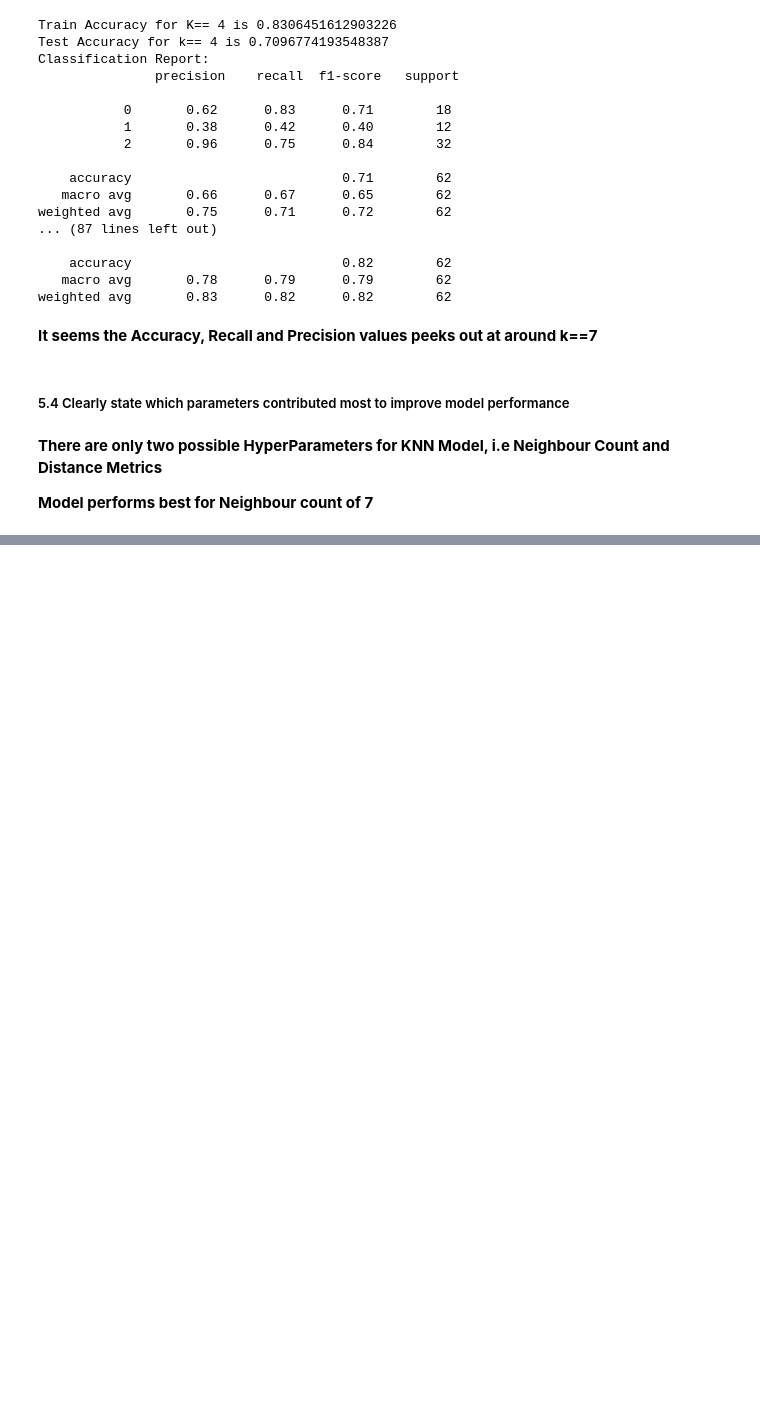
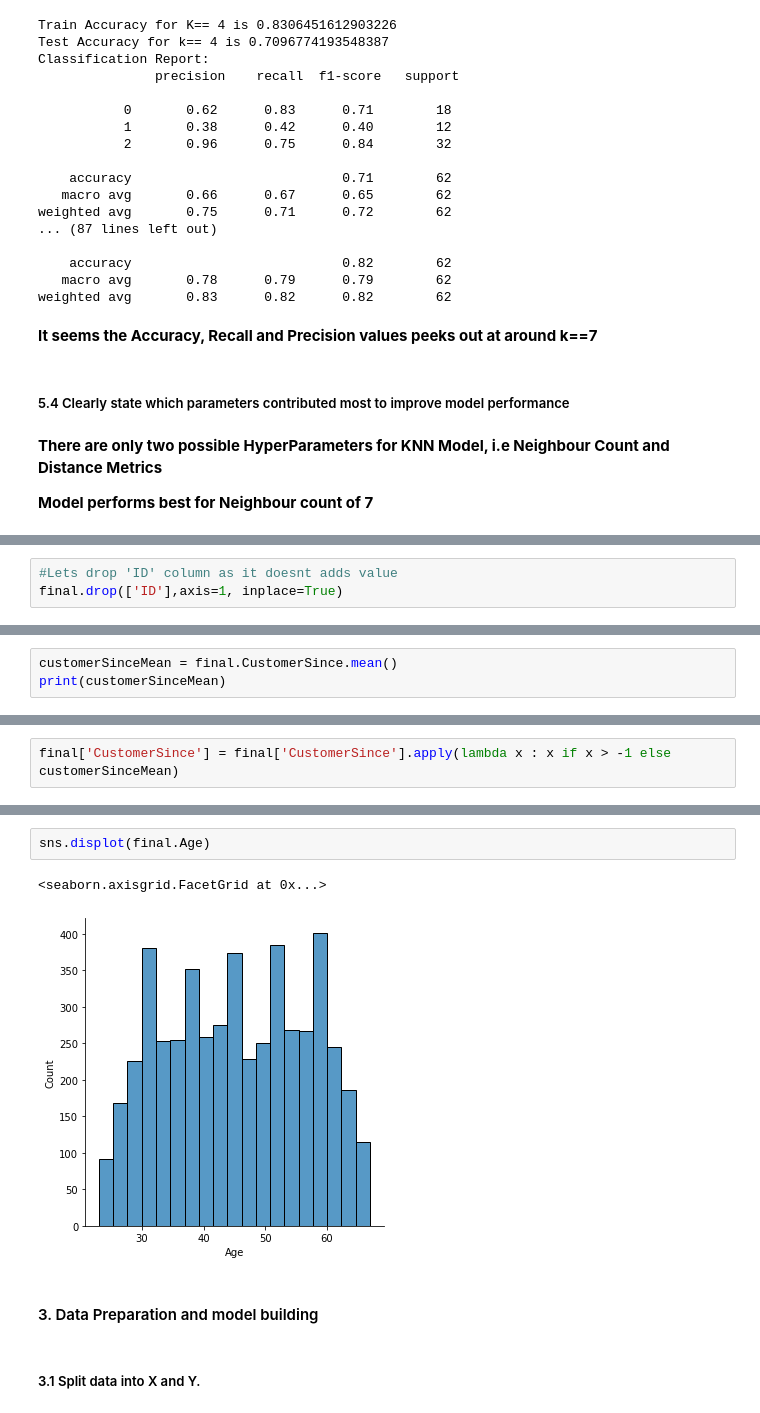
Before and after one commit to MohitBansal9013/AIML-Supervised-Learning, a Jupyter notebook: Supervised Learning Project.ipynb, the cells around one changed output, grey strips where cells are left out. Drawn from its saved outputs; the diff is of its cells as text; blank space fills up the shorter version.

```diff
--- a/Supervised Learning Project.ipynb
+++ b/Supervised Learning Project.ipynb
@@ -505,0 +781,3 @@ weighted avg       0.83      0.82      0.82        62
+# %%
+#Lets drop 'ID' column as it doesnt adds value
+final.drop(['ID'],axis=1, inplace=True)
@@ -505,0 +797,3 @@ weighted avg       0.83      0.82      0.82        62
+# %%
+customerSinceMean = final.CustomerSince.mean()
+print(customerSinceMean)
@@ -505,0 +802,2 @@ weighted avg       0.83      0.82      0.82        62
+# %%
+final['CustomerSince'] = final['CustomerSince'].apply(lambda x : x if x > -1 else customerSinceMean)
@@ -505,0 +816,9 @@ weighted avg       0.83      0.82      0.82        62
+# %%
+sns.displot(final.Age)
+# %% [output]
+<seaborn.axisgrid.FacetGrid at 0x...>
+[figure, added]
+# %% [markdown]
+#### 3. Data Preparation and model building
+# %% [markdown]
+##### 3.1 Split data into X and Y.
```
Also changed, not shown: parts of 85 cells of this notebook.
